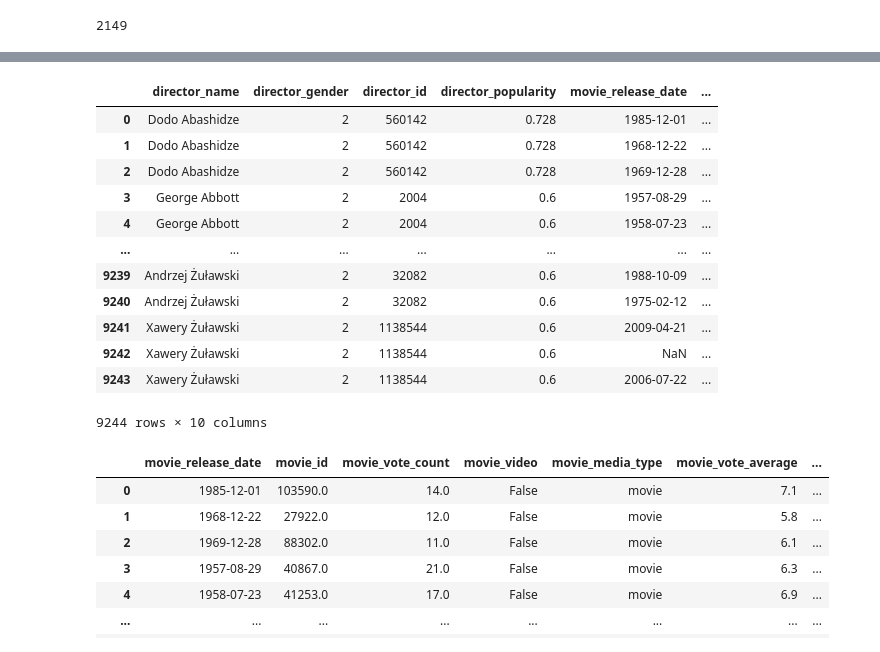
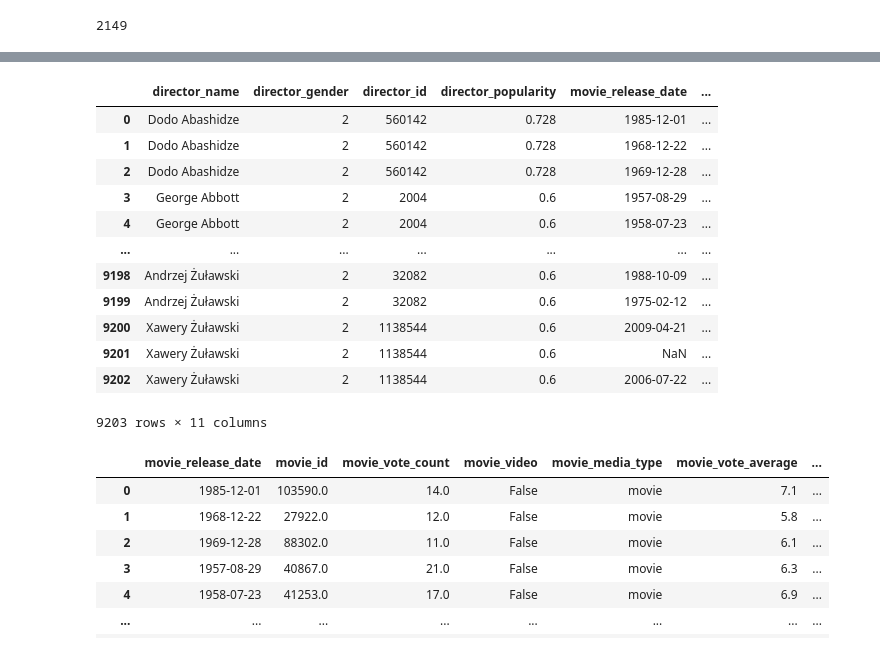
Before and after one commit to anadetsch/female_recognition_movie_direction, a Jupyter notebook: movie_director_names.ipynb, the cells around one changed output, grey strips where cells are left out. Drawn from its saved outputs; the diff is of its cells as text; code cells hidden in the pictures.

```diff
--- a/movie_director_names.ipynb
+++ b/movie_director_names.ipynb
@@ -148,7 +148,7 @@ for x in name:
     try:
         url = f"https://api.themoviedb.org/3/search/person?api_key={api_key}&language=en-US&query={x}&page=1&include_adult=false"
         rdata = requests.get(url).json()
-        df_all = df_all.append(pd.DataFrame(json_normalize(rdata["results"], ["known_for"], ["name", "gender", "popularity", "id"] , meta_prefix="director_", record_prefix="movie_")), ignore_index=True)
+        df_all = df_all.append(pd.DataFrame(json_normalize(rdata["results"], ["known_for"], ["name", "gender","known_for_department", "popularity", "id"] , meta_prefix="director_", record_prefix="movie_")), ignore_index=True)
     except:
         error_list.append(x)
 
@@ -188,21 +188,21 @@ error_list
  '',
  '']
 # %%
-df_clean = df_all[["director_name","director_gender","director_id", "director_popularity", "movie_release_date","movie_vote_average","movie_vote_count","movie_original_language","movie_title","movie_id"]]
+df_clean = df_all[["director_name","director_gender","director_id", "director_popularity", "movie_release_date","movie_vote_average","movie_vote_count","movie_original_language","movie_title","movie_id","director_known_for_department"]]
 df_clean
 # %% [output]
 |  | director_name | director_gender | director_id | director_popularity | movie_release_date | ... |
 | 0 | Dodo Abashidze | 2 | 560142 | 0.728 | 1985-12-01 | ... |
 | 1 | Dodo Abashidze | 2 | 560142 | 0.728 | 1968-12-22 | ... |
 | 2 | Dodo Abashidze | 2 | 560142 | 0.728 | 1969-12-28 | ... |
 | 3 | George Abbott | 2 | 2004 | 0.6 | 1957-08-29 | ... |
 | 4 | George Abbott | 2 | 2004 | 0.6 | 1958-07-23 | ... |
 | ... | ... | ... | ... | ... | ... | ... |
-| 9239 | Andrzej Żuławski | 2 | 32082 | 0.6 | 1988-10-09 | ... |
-| 9240 | Andrzej Żuławski | 2 | 32082 | 0.6 | 1975-02-12 | ... |
-| 9241 | Xawery Żuławski | 2 | 1138544 | 0.6 | 2009-04-21 | ... |
-| 9242 | Xawery Żuławski | 2 | 1138544 | 0.6 | NaN | ... |
-| 9243 | Xawery Żuławski | 2 | 1138544 | 0.6 | 2006-07-22 | ... |
+| 9198 | Andrzej Żuławski | 2 | 32082 | 0.6 | 1988-10-09 | ... |
+| 9199 | Andrzej Żuławski | 2 | 32082 | 0.6 | 1975-02-12 | ... |
+| 9200 | Xawery Żuławski | 2 | 1138544 | 0.6 | 2009-04-21 | ... |
+| 9201 | Xawery Żuławski | 2 | 1138544 | 0.6 | NaN | ... |
+| 9202 | Xawery Żuławski | 2 | 1138544 | 0.6 | 2006-07-22 | ... |
-9244 rows × 10 columns
+9203 rows × 11 columns
 # %%
 #Pickeling the DFs, dont redo!
```
Also changed, not shown: parts of 6 cells of this notebook, 5 other files.
